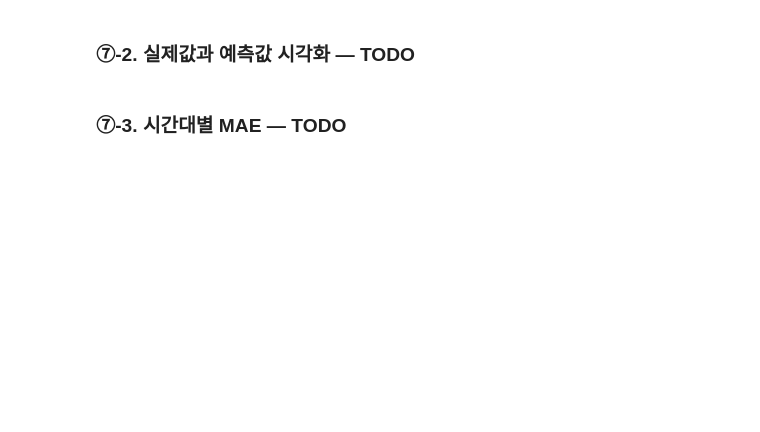
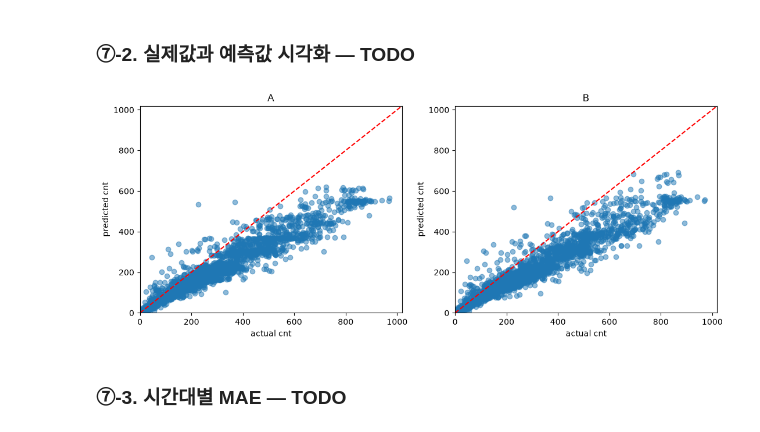
Before and after one commit to mobiemh/ai-miniproject01, a Jupyter notebook: mini-project-01/code/01_regression_bike_demand.ipynb, the cells around one changed output. Drawn from its saved outputs; the diff is of its cells as text; code cells hidden in the pictures; blank space fills up the shorter version.

```diff
--- a/mini-project-01/code/01_regression_bike_demand.ipynb
+++ b/mini-project-01/code/01_regression_bike_demand.ipynb
@@ -736,7 +736,9 @@ display(results_df.round(3))
 # tree_models, rf_models 또는 앞서 학습한 모델 객체를 활용합니다.
 candidates = {
     # "후보 이름": 학습된 모델 객체
-    "Best Decision Tree": tree_models[tree_df.loc[tree_df["Valid MAE"].idxmin(), "max_depth"]],
+    # "Best": tree_models[tree_df.loc[tree_df["Valid MAE"].idxmin(), "max_depth"]],
+    "A": rf_models["A"],
+    "B": rf_models["B"],
 }
 
 # [공통] 실제값과 시간대 DataFrame
@@ -756,23 +765,26 @@ display(pred_df.head())
 # %%
 # [공통] 두 후보 모델을 나란히 비교합니다.
 assert len(candidates) == 2, "오류 분석 후보를 2개 선택하세요."
 fig, axes = plt.subplots(1, 2, figsize=(11, 4.5))
 lim = pred_df["actual"].max() * 1.05
 
 for ax, name in zip(axes, candidates):
     # TODO 7-3. 실제값(x)·예측값(y) 산점도와 y=x 기준선을 작성합니다.
     # 힌트: ax.scatter(), ax.plot()
-    ...
+    ax.scatter(pred_df["actual"], pred_df[f"pred_{name}"], alpha=0.5)
+    ax.plot([0, lim], [0, lim], color="red", linestyle="--")
 
     # [공통] 축 및 제목
     ax.set_xlabel("actual cnt")
     ax.set_ylabel("predicted cnt")
     ax.set_title(name)
     ax.set_xlim(0, lim)
     ax.set_ylim(0, lim)
 
 plt.tight_layout()
 plt.show()
+# %% [output]
+[figure, added]
 # %% [markdown]
 ### ⑦-3. 시간대별 MAE — TODO
 # %%
```
Also changed, not shown: parts of 4 cells of this notebook.
